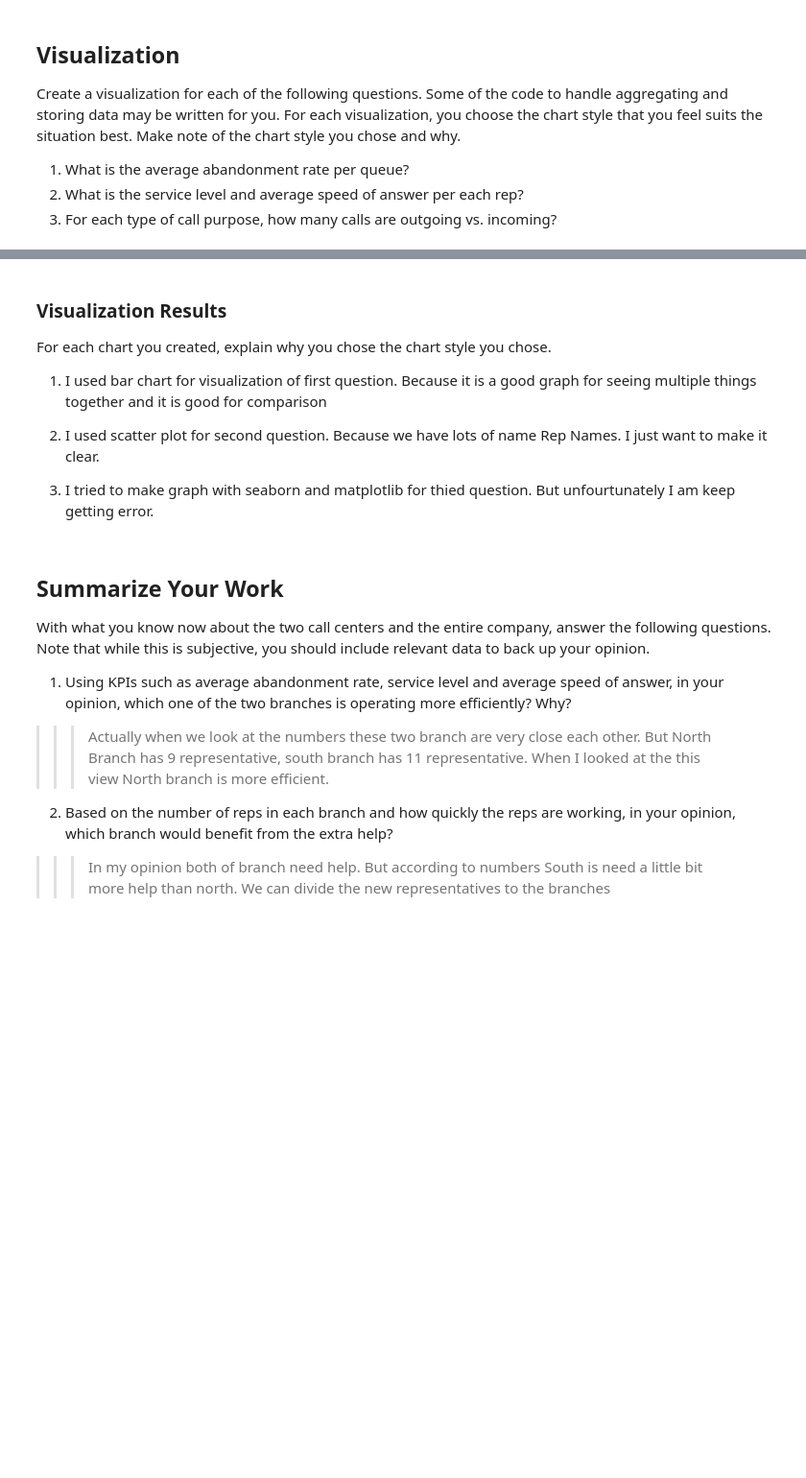
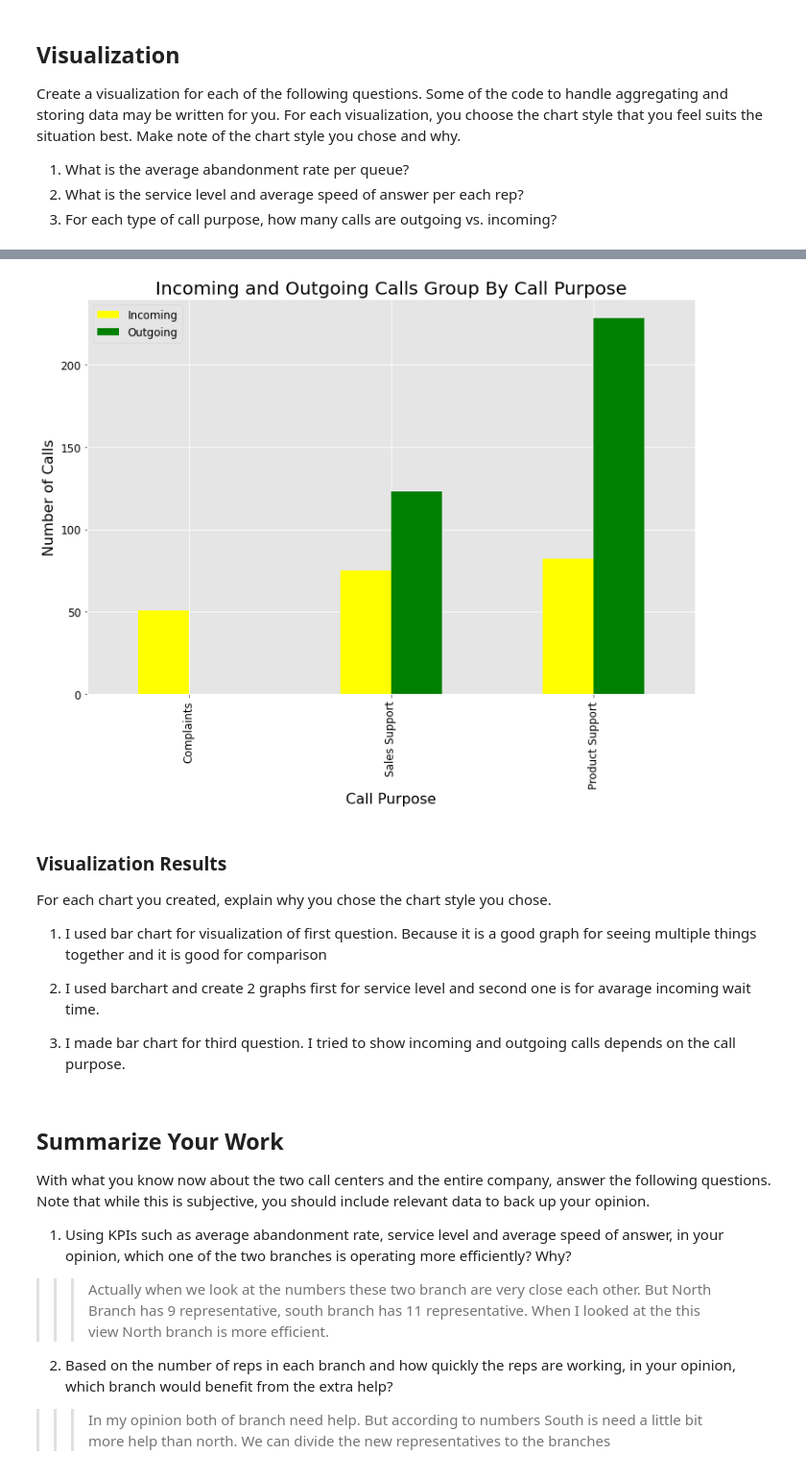
Before and after one commit to busraal/call-center-cleanup-assignment, a Jupyter notebook: Call Center Cleanup.ipynb, the cells around one changed output, grey strips where cells are left out. Shown at 96% size. Cells and saved outputs as stored; diff of their text form; code cells hidden in the pictures; blank space fills up the shorter version.

```diff
--- a/Call Center Cleanup.ipynb
+++ b/Call Center Cleanup.ipynb
@@ -773,3 +768,15 @@ ValueError: could not convert string to float: 'Complaint'
+# %%
+plotdata=pd.DataFrame(data).T
+plotdata.plot(kind='bar', color=['yellow', 'green'])
+plt.xlabel('Call Purpose', color = 'black', fontsize = 16, fontweight = 'normal')
+plt.ylabel('Number of Calls', color = 'black', fontsize = 16, fontweight = 'normal')
+plt.title('Incoming and Outgoing Calls Group By Call Purpose', color = 'black', fontsize = 20, fontweight = 'normal')
+plt.legend(['Incoming', 'Outgoing'], loc = 'upper left', prop={'size': 12}, fontsize = 12)
+plt.xticks(color = 'black',fontsize=12, fontweight='normal')
+plt.yticks(color = 'black',fontsize=12, fontweight='normal')
+plt.show()
+# %% [output]
+[figure, added]
 # %% [markdown]
 ### Visualization Results
 
@@ -778,9 +785,9 @@ For each chart you created, explain why you chose the chart style you chose.
 
 1. I used bar chart for visualization of first question. Because it is a good graph for seeing multiple things together and it is good for comparison
 
-2. I used scatter plot for second question. Because we have lots of name Rep Names. I just want to make it clear.
+2. I used barchart and create 2 graphs first for service level and second one is for avarage incoming wait time.
 
-3. I tried to make graph with seaborn and matplotlib for thied question. But unfourtunately I am keep getting error.
+3. I made bar chart for third question. I tried to show incoming and outgoing calls depends on the call purpose.
 # %% [markdown]
 ## Summarize Your Work
 
```
Also changed, not shown: parts of 17 cells of this notebook.
